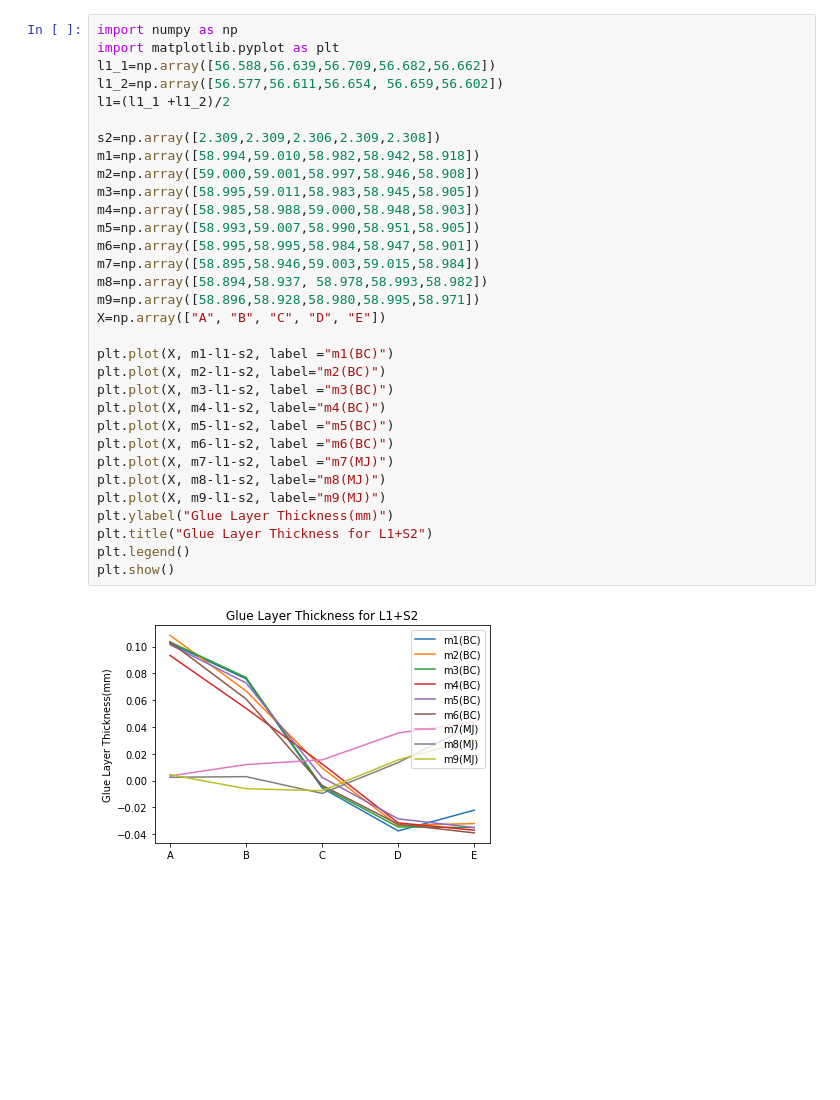
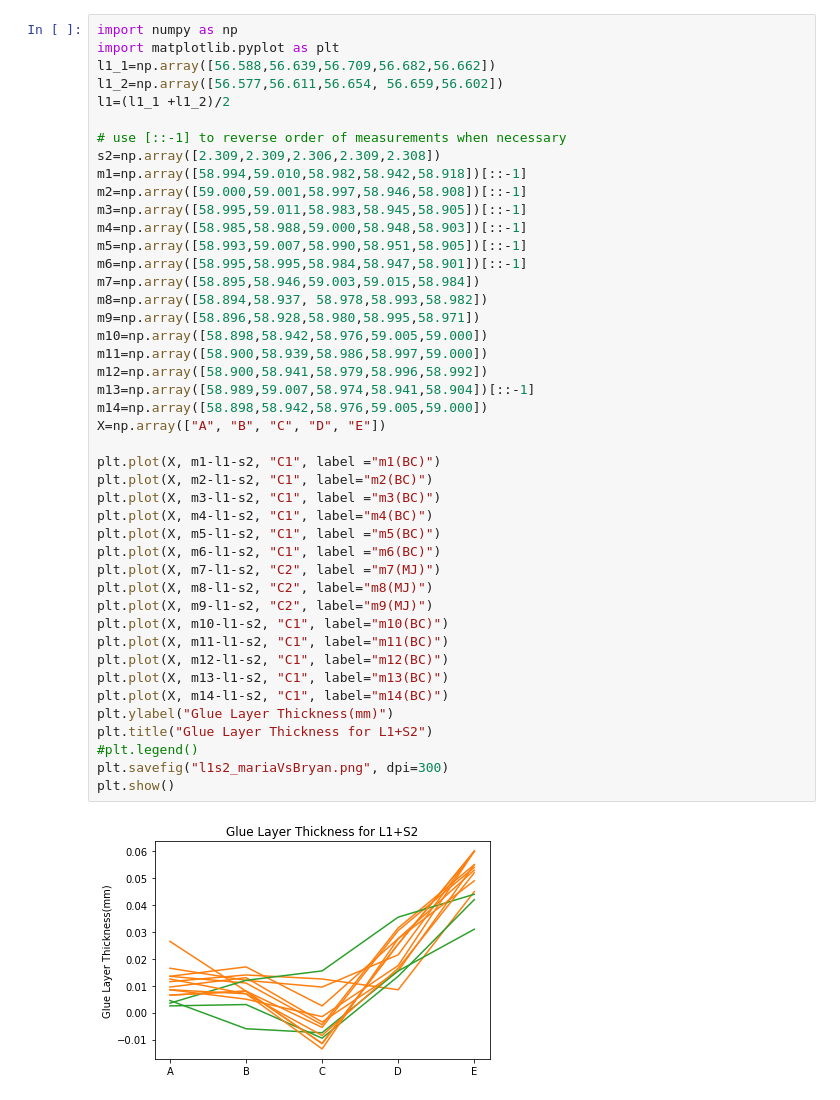
Before and after one commit to mariajose2398/CMS-MTD-BTL-SensorModule-Analysis, a Jupyter notebook: gluelayertransparency.ipynb, the cells around one changed output. Saved outputs shown, nothing was run; the diff lists cells and outputs as text; blank space fills up the shorter version.

Commit message:
Add a few measurements; correct for orientation flip

```diff
--- a/gluelayertransparency.ipynb
+++ b/gluelayertransparency.ipynb
@@ -1,34 +1,46 @@
 # %%
 import numpy as np
 import matplotlib.pyplot as plt
 l1_1=np.array([56.588,56.639,56.709,56.682,56.662])
 l1_2=np.array([56.577,56.611,56.654, 56.659,56.602])
 l1=(l1_1 +l1_2)/2
 
+# use [::-1] to reverse order of measurements when necessary
 s2=np.array([2.309,2.309,2.306,2.309,2.308])
-m1=np.array([58.994,59.010,58.982,58.942,58.918])
-m2=np.array([59.000,59.001,58.997,58.946,58.908])
-m3=np.array([58.995,59.011,58.983,58.945,58.905])
-m4=np.array([58.985,58.988,59.000,58.948,58.903])
-m5=np.array([58.993,59.007,58.990,58.951,58.905])
-m6=np.array([58.995,58.995,58.984,58.947,58.901])
+m1=np.array([58.994,59.010,58.982,58.942,58.918])[::-1]
+m2=np.array([59.000,59.001,58.997,58.946,58.908])[::-1]
+m3=np.array([58.995,59.011,58.983,58.945,58.905])[::-1]
+m4=np.array([58.985,58.988,59.000,58.948,58.903])[::-1]
+m5=np.array([58.993,59.007,58.990,58.951,58.905])[::-1]
+m6=np.array([58.995,58.995,58.984,58.947,58.901])[::-1]
 m7=np.array([58.895,58.946,59.003,59.015,58.984])
 m8=np.array([58.894,58.937, 58.978,58.993,58.982])
 m9=np.array([58.896,58.928,58.980,58.995,58.971])
+m10=np.array([58.898,58.942,58.976,59.005,59.000])
+m11=np.array([58.900,58.939,58.986,58.997,59.000])
+m12=np.array([58.900,58.941,58.979,58.996,58.992])
+m13=np.array([58.989,59.007,58.974,58.941,58.904])[::-1]
+m14=np.array([58.898,58.942,58.976,59.005,59.000])
 X=np.array(["A", "B", "C", "D", "E"])
 
-plt.plot(X, m1-l1-s2, label ="m1(BC)")
-plt.plot(X, m2-l1-s2, label="m2(BC)")
-plt.plot(X, m3-l1-s2, label ="m3(BC)")
-plt.plot(X, m4-l1-s2, label="m4(BC)")
-plt.plot(X, m5-l1-s2, label ="m5(BC)")
-plt.plot(X, m6-l1-s2, label ="m6(BC)")
-plt.plot(X, m7-l1-s2, label ="m7(MJ)")
-plt.plot(X, m8-l1-s2, label="m8(MJ)")
-plt.plot(X, m9-l1-s2, label="m9(MJ)")
+plt.plot(X, m1-l1-s2, "C1", label ="m1(BC)")
+plt.plot(X, m2-l1-s2, "C1", label="m2(BC)")
+plt.plot(X, m3-l1-s2, "C1", label ="m3(BC)")
+plt.plot(X, m4-l1-s2, "C1", label="m4(BC)")
+plt.plot(X, m5-l1-s2, "C1", label ="m5(BC)")
+plt.plot(X, m6-l1-s2, "C1", label ="m6(BC)")
+plt.plot(X, m7-l1-s2, "C2", label ="m7(MJ)")
+plt.plot(X, m8-l1-s2, "C2", label="m8(MJ)")
+plt.plot(X, m9-l1-s2, "C2", label="m9(MJ)")
+plt.plot(X, m10-l1-s2, "C1", label="m10(BC)")
+plt.plot(X, m11-l1-s2, "C1", label="m11(BC)")
+plt.plot(X, m12-l1-s2, "C1", label="m12(BC)")
+plt.plot(X, m13-l1-s2, "C1", label="m13(BC)")
+plt.plot(X, m14-l1-s2, "C1", label="m14(BC)")
 plt.ylabel("Glue Layer Thickness(mm)")
 plt.title("Glue Layer Thickness for L1+S2")
-plt.legend()
+#plt.legend()
+plt.savefig("l1s2_mariaVsBryan.png", dpi=300)
 plt.show()
 # %% [output]
-[figure, old version]
+[figure, new version]
```
